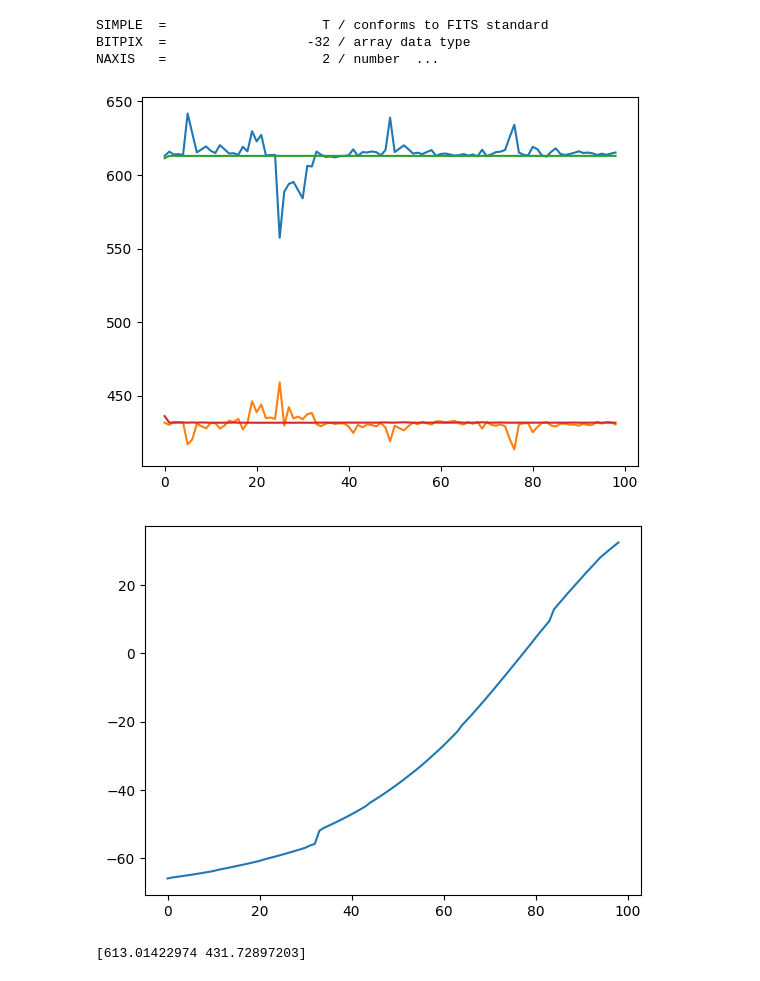
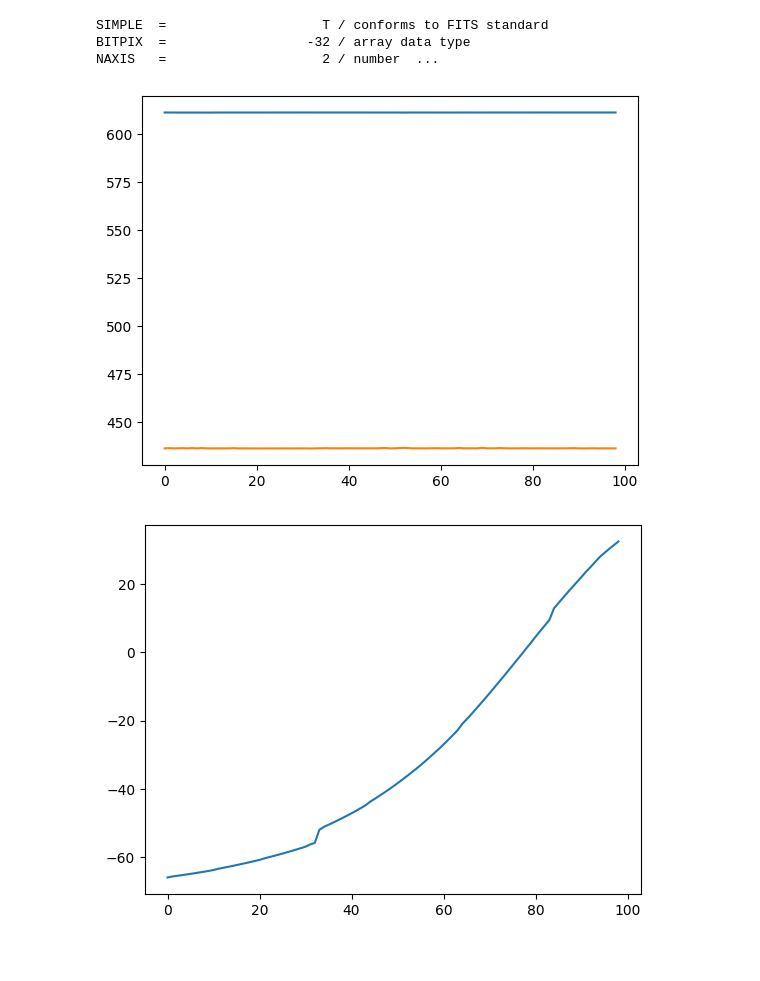
Before and after one commit to benlchang/HD47127-b-ADI, a Jupyter notebook: HD47127_ADI.ipynb, the cells around one changed output. Saved outputs shown, nothing was run; the diff lists cells and outputs as text; code cells hidden in the pictures.

```diff
--- a/HD47127_ADI.ipynb
+++ b/HD47127_ADI.ipynb
@@ -7,6 +7,7 @@ import astropy.io.fits as fits
 import glob
 import pyklip
 import pyklip.klip as klip
+import pyklip.parallelized as parallelized
 from pyklip.kpp.utils.mathfunc import *
 from pyklip.kpp.metrics.crossCorr import calculate_cc
 import astropy.units as u
@@ -41,10 +42,16 @@ def set_display(stampsz,stampcen,tickint=1):
     ticklabels_str=[str(lab)+'\"' for lab in ticklabels]
     ticks = ticklabels/platescale + stampsz/2
     return(ranges,ticks,ticklabels_str)
-
 warnings.filterwarnings("ignore")
 
-#define ADI process
+
+
+#classical ADI
+#   subtract median arrays as PSF, rotate images and take the median
+
+
+
+
 def cADI_NIRC2(flist, write_intermediate=False):
 
     #get data from fits, create raw image arrays
@@ -65,7 +72,6 @@ def cADI_NIRC2(flist, write_intermediate=False):
         head = fits.getheader(flist[i],ext=0)
 
         if i == 0:
-            #np arrays indices are flipped!
             #ctrs.append((609, 436) + centroid_2dg(rawcube[0,609:613,436:442],error=None,mask=None)) #for Feb_2023
             ctrs.append((605,430) + centroid_2dg(rawcube[0,605:620,430:440],error=None,mask=None)) #for Dec_2023
             ctrPoisson.append((611.4,436.2))#ctrs[0]
@@ -80,7 +86,7 @@ def cADI_NIRC2(flist, write_intermediate=False):
             aligned_cube[i,:,:] = fourier_shift(rawcube[i,:,:],shifts)
             #ctrs.append((609, 436) + centroid_2dg(rawcube[i,609:613,436:442],error=None,mask=None)) #for Feb_2023
             ctrs.append((605,430) + centroid_2dg(aligned_cube[i,605:620,430:440],error=None,mask=None)) #for Dec_2023
-            ctrPoisson.append(ctrs[0]+shifts)
+            ctrPoisson.append(ctrPoisson[0]+shifts)
         va = head['ROTPOSN'] - head['INSTANGL'] + head['PARANG']
         vertangs.append(va) ##check paper
         #print(vertangs[i])
@@ -100,32 +106,57 @@ def cADI_NIRC2(flist, write_intermediate=False):
                                                Dr = .5,
                                                type = "SNR")
 
-
-
-    fits.writeto('rawcube.fits',rawcube[0,:,:],overwrite=True)
-    fits.writeto('aligned_cube.fits',aligned_cube[1,:,:],overwrite=True)
-    fits.writeto('aligned_2.fits',aligned_cube[2,:,:],overwrite=True)
-    fits.writeto('aligned_3.fits',aligned_cube[3,:,:],overwrite=True)
-    fits.writeto('medcube.fits',medcube,overwrite=True)
-    fits.writeto('subcube.fits',subcube[1,:,:],overwrite=True)
-    fits.writeto('derotcube.fits',derotcube[1,:,:],overwrite=True)
-    fits.writeto('med_derotcube.fits',med_derot,overwrite=True)
-    fits.writeto('snr_cccube.fits',SNR_map,overwrite=True)
-
-    plt.plot(ctrs)
+    #plt.plot(ctrs)
     plt.plot(ctrPoisson)
     plt.show()
     plt.plot(vertangs)
     plt.show()
 
+    fits.writeto('med_derotcube.fits',med_derot,overwrite=True)
+    fits.writeto('snr_cccube.fits',SNR_map,overwrite=True)
+
     return SNR_map, med_derot, ctrs[0]
+
+#ADI"""
+"""def ADI_NIRC2(flist, write_intermediate=False):
+
+    rawcube = np.zeros((len(flist),1024,1024))
+    ctrs=[]
+    parangs=[]
+    wave = [1.633]
+    for i in len(flist):
+        rawcube[i,:,:] = fits.getdata(flist[i])
+        head = fits.getheader(flist[i],ext=0)
+
+        #find centers
+        if i == 0:
+            ctrs[0] = [611.4,436.2]
+        else:
+            shifts, error, diffphase, = phase_cross_correlation(rawcube[0,:,:],rawcube[i,:,:],
+                                                    upsample_factor=100,
+                                                    normalization=None)
+            ctrs.append(ctrs[0] + shifts)
+
+        #find parangs
+        parangs.append(head['PARANG'])
+        imgs[i,:,:] = np.flip(rawcube[i,:,:],axis=(0,1))
+
+
+    sub_imgs = parallelized.klip_parallelized(imgs=imgs, centers=ctrs,
+                                              parangs=parangs, wv=wave,
+                                              IWA=10, filenums=np.arange(0,len(flist)),
+                                              mode='ADI',
+                                              numbasis = [1,20,50,100])
+    return sub_imgs"""
+
+
+
 
 datadir='HD47127_data/Dec_2023/'
 #datadir = 'HD47127_data/Feb_2023/'
 flist = sorted(glob.glob(datadir + '*.fits'))
 
 flist_adi, med, cen = cADI_NIRC2(flist, write_intermediate=False)
-print(cen)
 stampsz = 600
 rg, ticks, ticklabels_str = set_display(stampsz, stampcen=cen)
 (mnx,mxx,mny,mxy) = rg
@@ -136,33 +167,32 @@ f.suptitle("HD47127 b post-ADI processing")
 im1 = ax1.imshow(flist_adi[mny:mxy,mnx:mxx],origin='lower')
 im2 = ax2.imshow(med[mny:mxy,mnx:mxx],origin='lower')
 plt.xticks(ticks,labels=ticklabels_str)
 plt.yticks(ticks,labels=ticklabels_str)
 add_cbar(im1,ax1,f)
 add_cbar(im2,ax2,f)
 
 #NAXIS: num of axes
 #NAXIS1: length of axis
 #RA
 #DEC
 #TARGRA
 #TARGDEC
 #RAOFF, DECOFF: DCS RA, Dec offset
 #PARANG: parallactic angle astrometric
 #CENWAVE: central wavelength of passband
 #MINWAVE, MAXWAVE
 #EFFWAVE: effective wavelength of passband
 #LTM1_1, LTM2_2, CD1_1, CD1_2, CD2_1, CD2_2
 #ELAPTIME: total integration time
 #PSFCX, PSFCY: center of PSF in pixels
 #STARCX, STARCY: center of star in pixels
 #PIXSCALE, PIXSCAL1, PIXSCAL2: arcsec per pixel
 
 #KLIP/PCA LATER!!
 #position + brightness of companion
 
 #KLIP + FM
 # %% [output]
 SIMPLE  =                    T / conforms to FITS standard                      BITPIX  =                  -32 / array data type                                NAXIS   =                    2 / number  ...
-[figure, old version]
+[figure, new version]
 [figure]
-[613.01422974 431.72897203]
```
Also changed, not shown: parts of 1 cell of this notebook, 2 other files.
